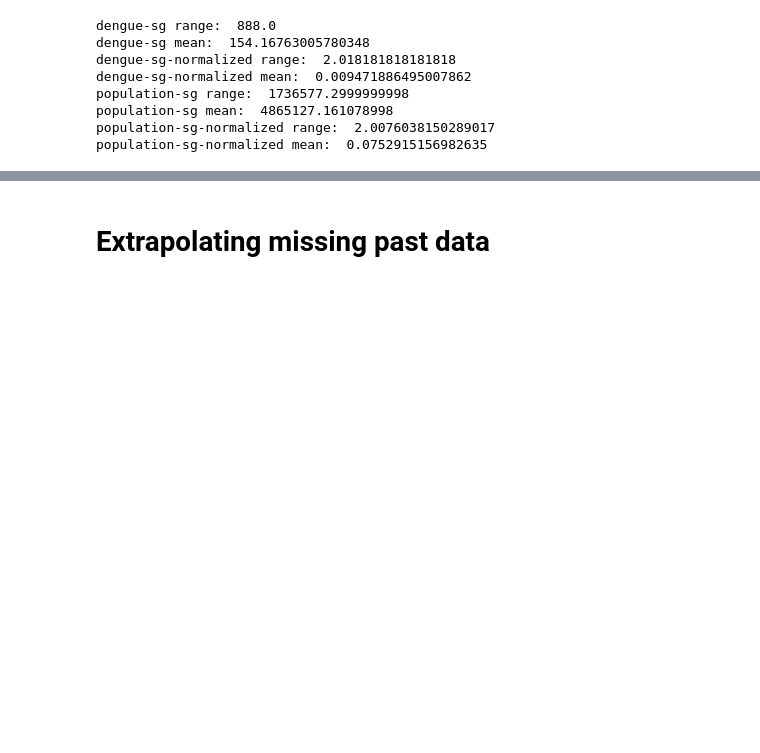
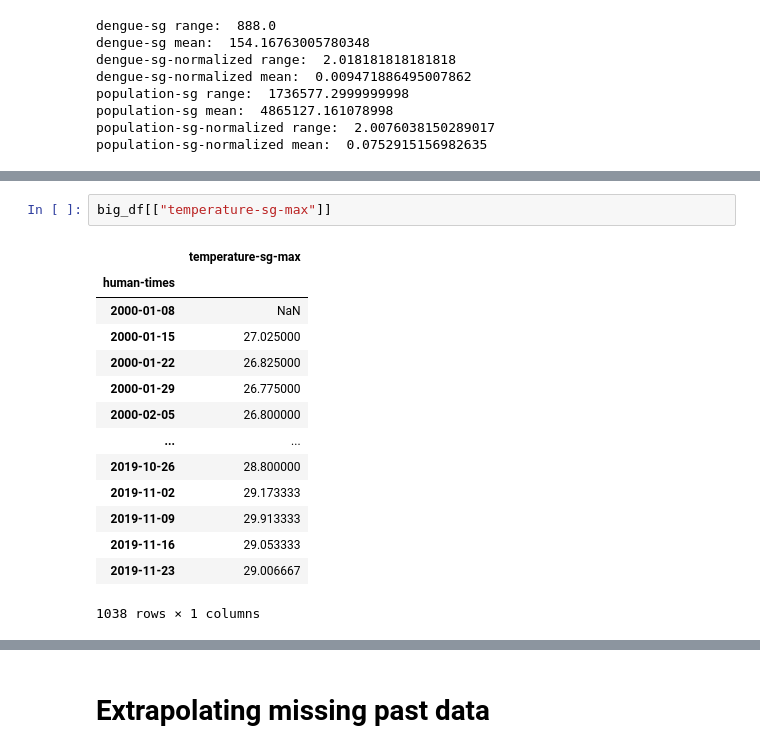
Before and after one commit to mammothb/personal, a Jupyter notebook: datathon/data-extraction/prepare_input_data.ipynb, the cells around one changed output, grey strips where cells are left out. Drawn from its saved outputs; the diff is of its cells as text; blank space fills up the shorter version.

```diff
--- a/datathon/data-extraction/prepare_input_data.ipynb
+++ b/datathon/data-extraction/prepare_input_data.ipynb
@@ -166,0 +197,17 @@ population-sg-normalized mean:  0.0752915156982635
+# %%
+big_df[["temperature-sg-max"]]
+# %% [output]
+|  | temperature-sg-max |
+| human-times |  |
+| 2000-01-08 | NaN |
+| 2000-01-15 | 27.025000 |
+| 2000-01-22 | 26.825000 |
+| 2000-01-29 | 26.775000 |
+| 2000-02-05 | 26.800000 |
+| ... | ... |
+| 2019-10-26 | 28.800000 |
+| 2019-11-02 | 29.173333 |
+| 2019-11-09 | 29.913333 |
+| 2019-11-16 | 29.053333 |
+| 2019-11-23 | 29.006667 |
+1038 rows × 1 columns
```
Also changed, not shown: parts of 6 cells of this notebook, 6 other files.
